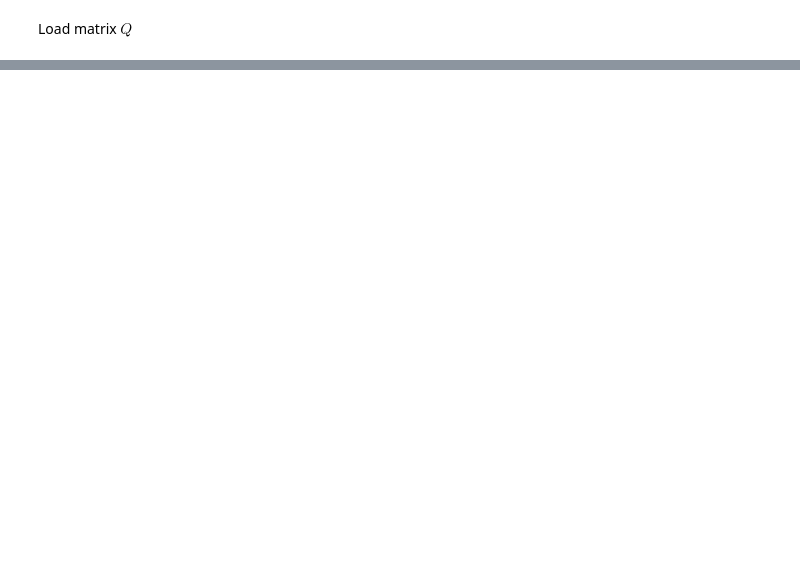
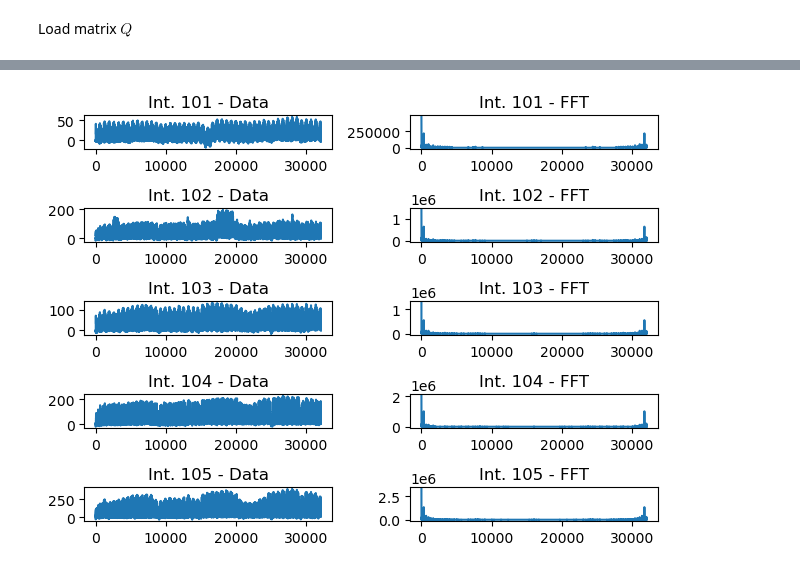
Before and after one commit to kolusask/IDP, a Jupyter notebook: 02_data_preprocessing.ipynb, the cells around one changed output, grey strips where cells are left out. Drawn from its saved outputs; the diff is of its cells as text; code cells hidden in the pictures; blank space fills up the shorter version.

```diff
--- a/02_data_preprocessing.ipynb
+++ b/02_data_preprocessing.ipynb
@@ -17,0 +41,13 @@ KeyboardInterrupt:
+# %%
+FFT_THRESHOLD = 10000
+
+mat_q_trend_fft = mat_q_fft.clone()
+mat_q_trend_fft[mat_q_fft_mag < FFT_THRESHOLD] = 0.0
+mat_q_trend_fft_mag = torch.abs(mat_q_trend_fft)
+
+mat_q_trend = torch.fft.ifft(mat_q_trend_fft, dim=0)
+torch.save(mat_q_trend, 'mat_q_trend_excluded_missing.pt')
+
+plot_trend_and_fft(torch.real(mat_q_trend), mat_q_trend_fft_mag)
+# %% [output]
+[figure, added]
```
Also changed, not shown: parts of 6 cells of this notebook.
